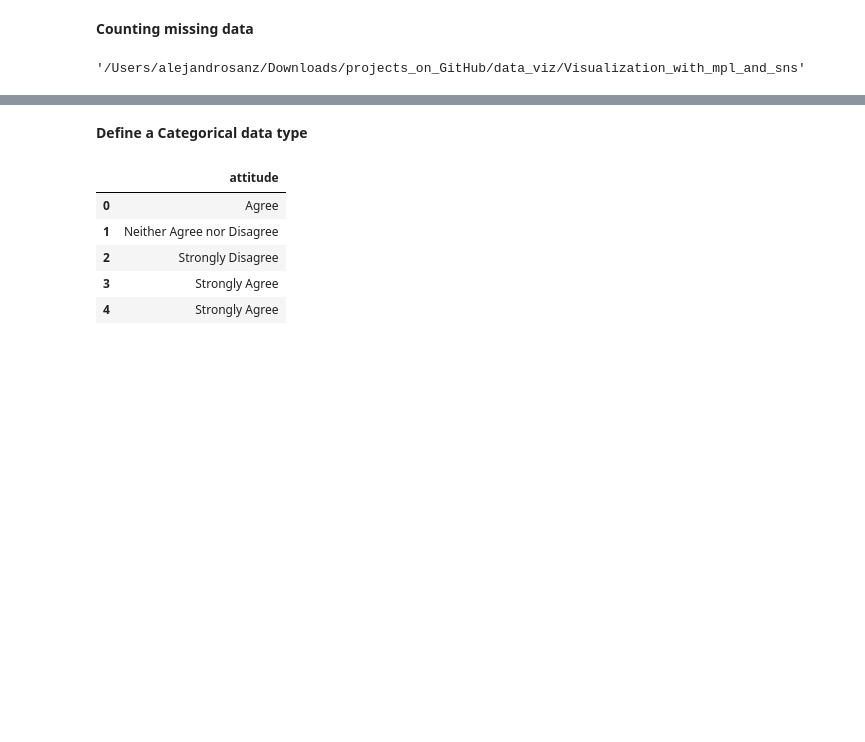
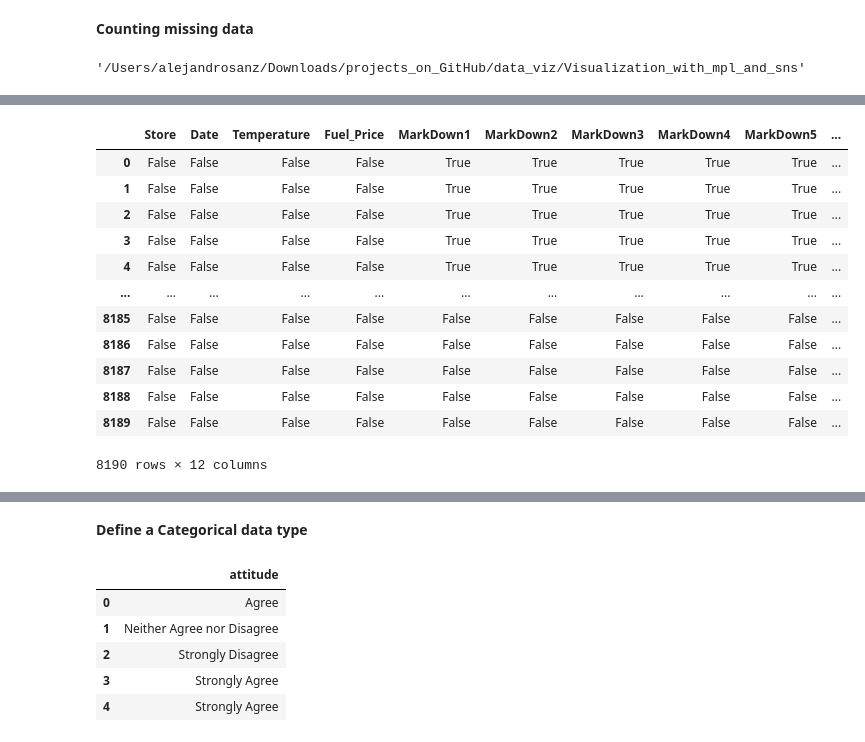
Before and after one commit to Alex-YuZ/Data-Visualization, a Jupyter notebook: Data_Visualization.ipynb, the cells around one changed output, grey strips where cells are left out. Drawn from its saved outputs; the diff is of its cells as text; code cells hidden in the pictures; blank space fills up the shorter version.

```diff
--- a/Data_Visualization.ipynb
+++ b/Data_Visualization.ipynb
@@ -391,3 +391,19 @@ sales_data.head()
 | 2 | 1 | 19/02/2010 | 39.93 | 2.514 | NaN | NaN | NaN | NaN | NaN | ... |
 | 3 | 1 | 26/02/2010 | 46.63 | 2.561 | NaN | NaN | NaN | NaN | NaN | ... |
 | 4 | 1 | 05/03/2010 | 46.50 | 2.625 | NaN | NaN | NaN | NaN | NaN | ... |
+# %%
+sales_data.isnull()  # same as df.isna()
+# %% [output]
+|  | Store | Date | Temperature | Fuel_Price | MarkDown1 | MarkDown2 | MarkDown3 | MarkDown4 | MarkDown5 | ... |
+| 0 | False | False | False | False | True | True | True | True | True | ... |
+| 1 | False | False | False | False | True | True | True | True | True | ... |
+| 2 | False | False | False | False | True | True | True | True | True | ... |
+| 3 | False | False | False | False | True | True | True | True | True | ... |
+| 4 | False | False | False | False | True | True | True | True | True | ... |
+| ... | ... | ... | ... | ... | ... | ... | ... | ... | ... | ... |
+| 8185 | False | False | False | False | False | False | False | False | False | ... |
+| 8186 | False | False | False | False | False | False | False | False | False | ... |
+| 8187 | False | False | False | False | False | False | False | False | False | ... |
+| 8188 | False | False | False | False | False | False | False | False | False | ... |
+| 8189 | False | False | False | False | False | False | False | False | False | ... |
+8190 rows × 12 columns
```
Also changed, not shown: parts of 2 cells of this notebook.
